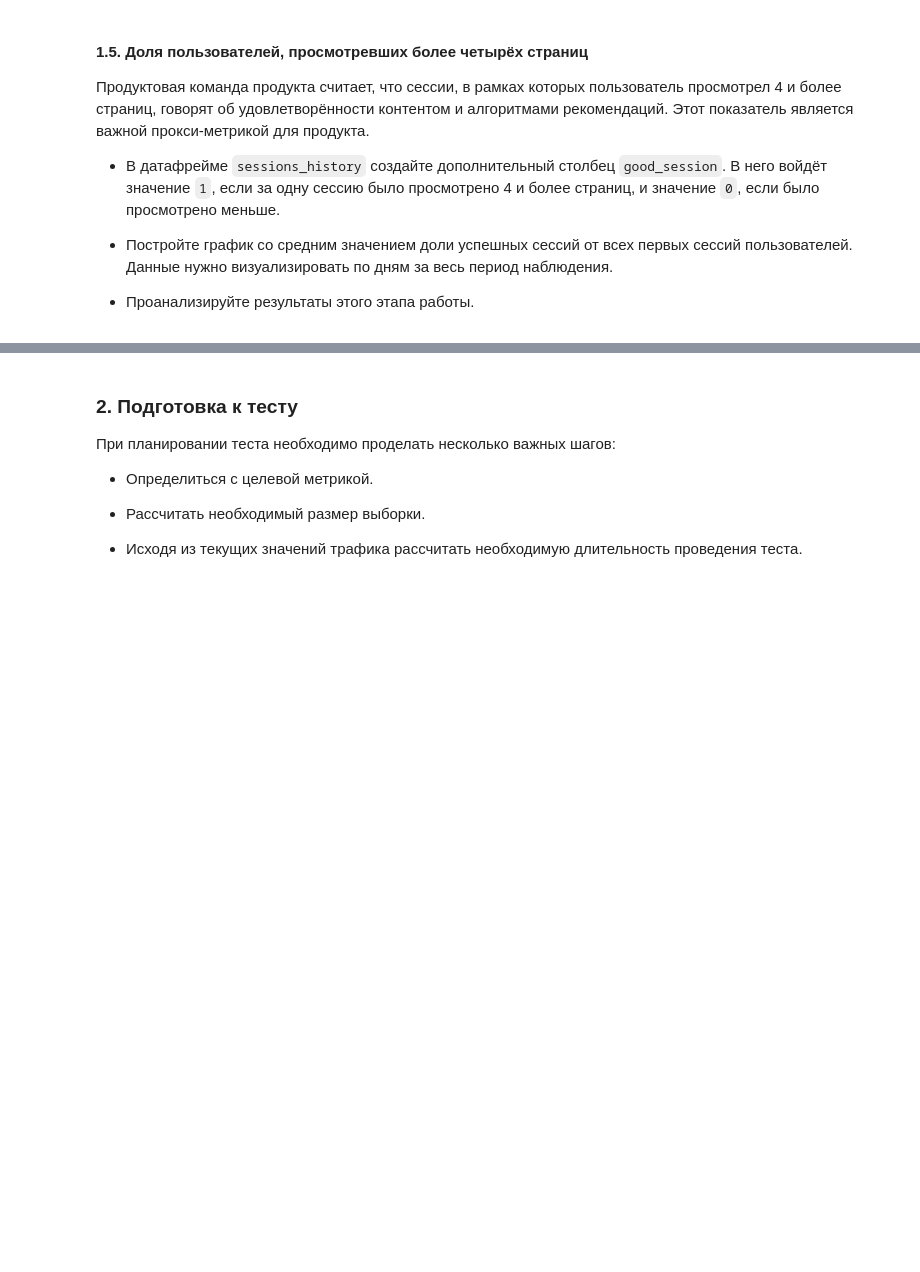
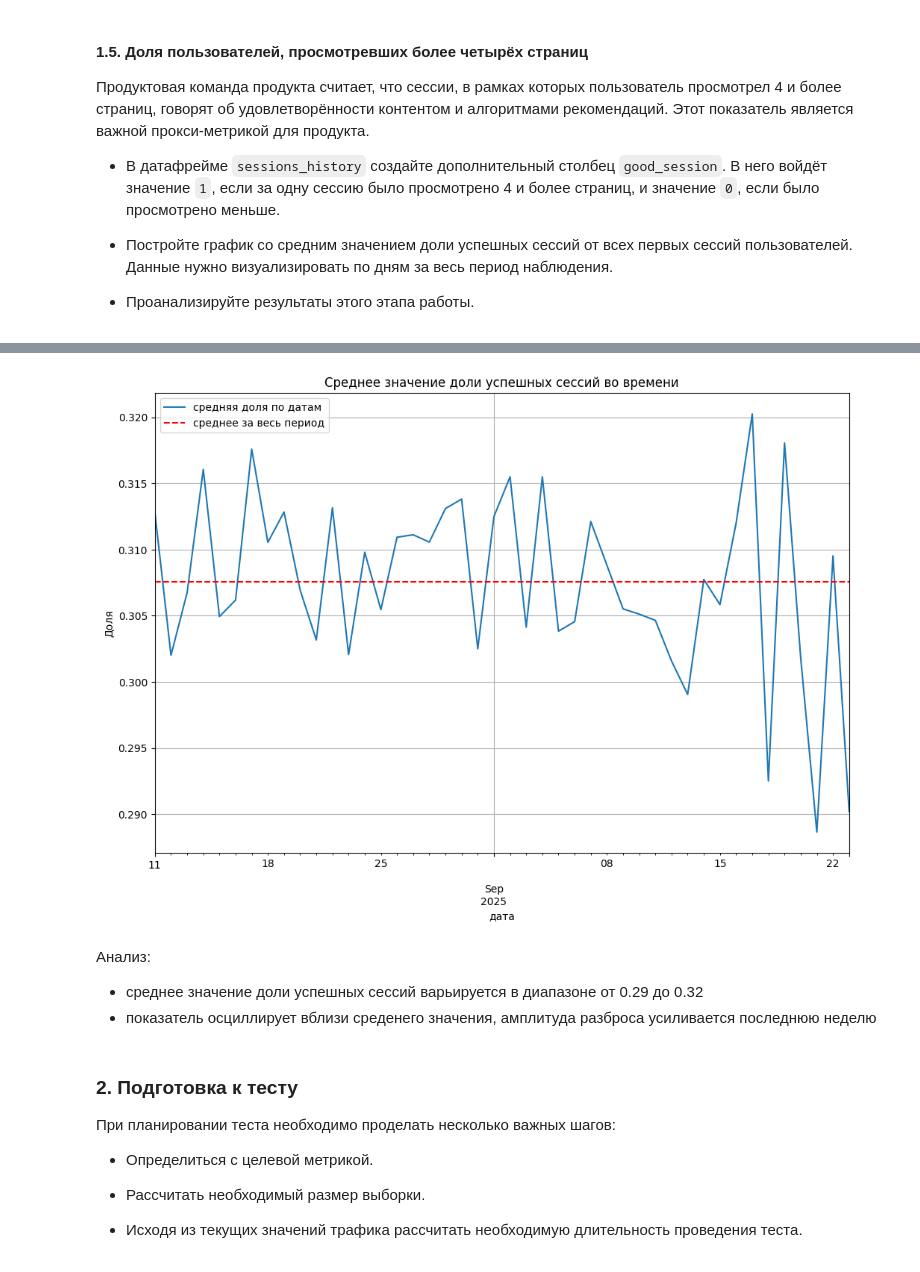
Before and after one commit to Plakhotniuk/practicum_ds, a Jupyter notebook: hypothesis_testing/advertisement_app.ipynb, the cells around one changed output, grey strips where cells are left out. Drawn from its saved outputs; the diff is of its cells as text; code cells hidden in the pictures; blank space fills up the shorter version.

Commit message:
анализ распредений по выборкам

```diff
--- a/hypothesis_testing/advertisement_app.ipynb
+++ b/hypothesis_testing/advertisement_app.ipynb
@@ -206,3 +211,4 @@ plt.show()
 - Проанализируйте результаты этого этапа работы.
 # %%
 sessions_history['good_session'] = (sessions_history['page_counter'] >= 4).astype(int)
+first_sessions = sessions_history.groupby(['session_date', 'user_id']).first().reset_index() # первые сессии
@@ -218,3 +215,31 @@ sessions_history.head()
+# %%
+success_first_sessions = first_sessions.groupby('session_date')['good_session'].mean().reset_index(name='success_first_sessions_part')
+success_first_sessions.plot(kind='line', x='session_date', y='success_first_sessions_part', label='средняя доля по датам')
+
+success_first_sessions_mean = success_first_sessions['success_first_sessions_part'].mean()
+success_first_sessions_std = success_first_sessions['success_first_sessions_part'].std()
+
+plt.hlines(
+    y=success_first_sessions_mean,
+    xmin=success_first_sessions['session_date'].min(),
+    xmax=success_first_sessions['session_date'].max(),
+    colors='r',
+    linestyles='--',
+    label='среднее за весь период'
+)
+
+plt.title('Среднее значение доли успешных сессий во времени')
+plt.xlabel('дата')
+plt.ylabel('Доля')
+plt.legend()
+plt.grid()
+plt.show()
+# %% [output]
+[figure, added]
+# %% [markdown]
+Анализ:
+- среднее значение доли успешных сессий варьируется в диапазоне от 0.29 до 0.32
+- показатель осциллирует вблизи среденего значения, амплитуда разброса усиливается последнюю неделю
 # %% [markdown]
 ### 2. Подготовка к тесту
 При планировании теста необходимо проделать несколько важных шагов:
```
Also changed, not shown: parts of 20 cells of this notebook.
